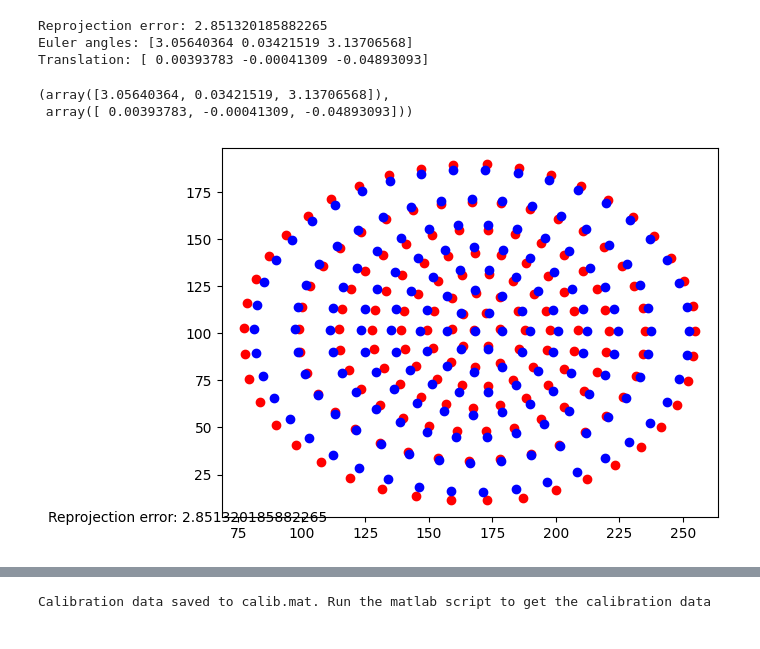
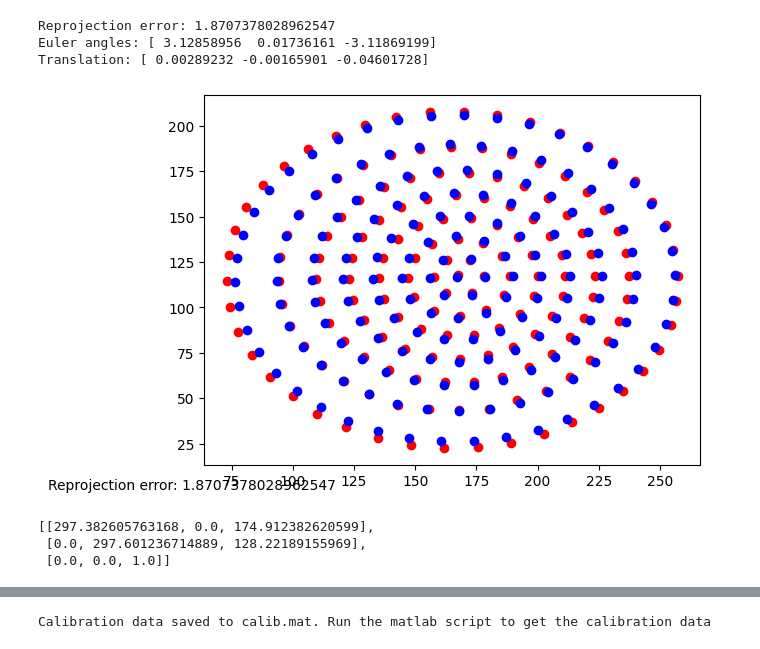
Before and after one commit to AdvancedResearchInnovationCenter/nvbts, a Jupyter notebook: cam2sensor.ipynb, the cells around one changed output, grey strips where cells are left out. Saved outputs shown, nothing was run; the diff lists cells and outputs as text; code cells hidden in the pictures.

```diff
--- a/cam2sensor.ipynb
+++ b/cam2sensor.ipynb
@@ -55,9 +124,23 @@ calibrator.set_2d_markers(markers_exp)
-# %%
-calibrator.calibrate()
-# %% [output]
-Reprojection error: 2.851320185882265
-Euler angles: [3.05640364 0.03421519 3.13706568]
-Translation: [ 0.00393783 -0.00041309 -0.04893093]
-(array([3.05640364, 0.03421519, 3.13706568]),
- array([ 0.00393783, -0.00041309, -0.04893093]))
-[figure, removed]
+# %%
+rvec, tvec = calibrator.calibrate()
+# %% [output]
+Reprojection error: 1.8707378028962547
+Euler angles: [ 3.12858956  0.01736161 -3.11869199]
+Translation: [ 0.00289232 -0.00165901 -0.04601728]
+[figure, added]
+# %%
+from scipy.spatial.transform import Rotation as R
+
+rpy = rvec#[ 3.12858956,  0.01736161, -3.11869199]
+trans = tvec#[ 0.00289232, -0.00165901, -0.04601728]
+Rmat = R.from_euler('xyz', rpy).as_matrix()
+
+c2w = np.eye(4)
+c2w[:3, :3] = Rmat
+c2w[:3, 3] = tvec
+
+calibrator._intrinsics['camera_matrix']
+# %% [output]
+[[297.382605763168, 0.0, 174.912382620599],
+ [0.0, 297.601236714889, 128.22189155969],
+ [0.0, 0.0, 1.0]]
```
Also changed, not shown: parts of 7 cells of this notebook, 4 other files.
